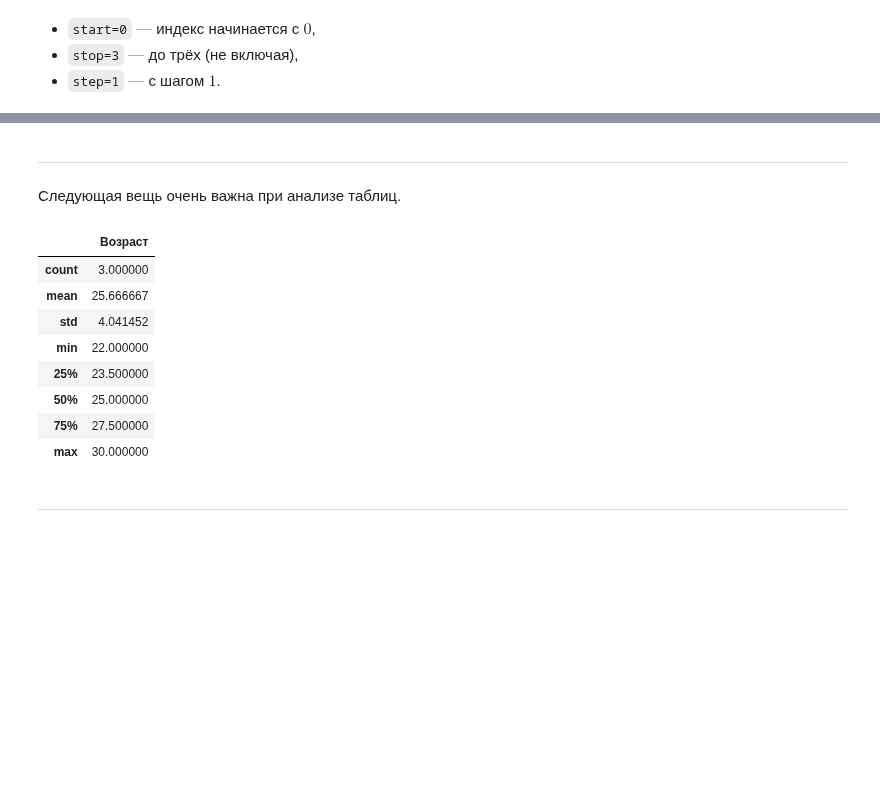
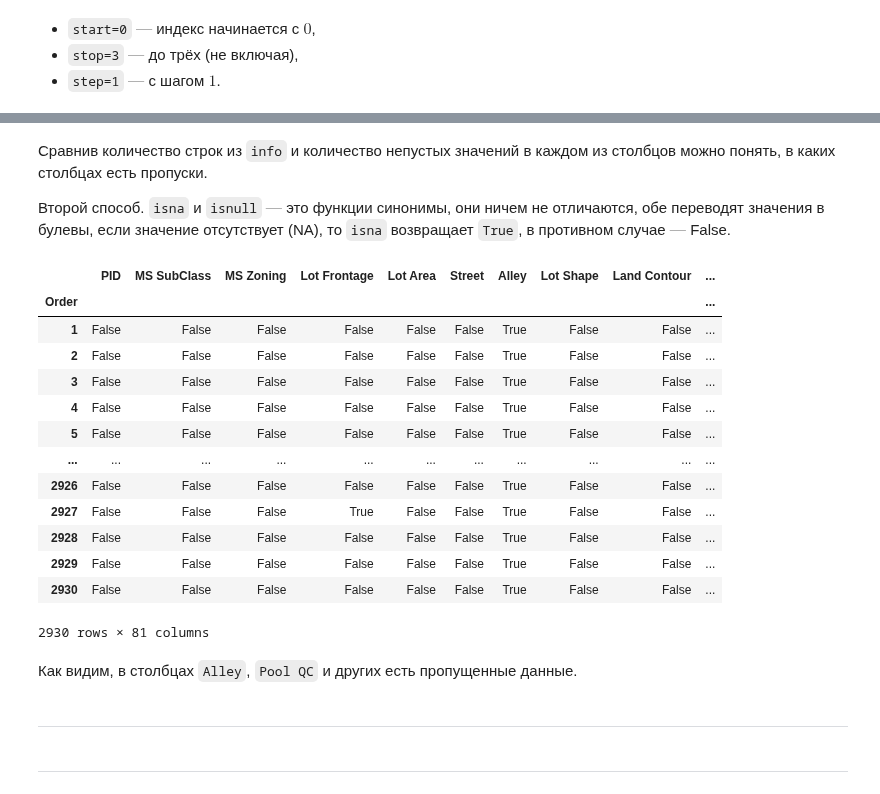
Before and after one commit to dragondangun/em_ml, a Jupyter notebook: 3. Pandas/Pandas.ipynb, the cells around one changed output, grey strips where cells are left out. Saved outputs shown, nothing was run; the diff lists cells and outputs as text; code cells hidden in the pictures; blank space fills up the shorter version.

```diff
--- a/3. Pandas/Pandas.ipynb
+++ b/3. Pandas/Pandas.ipynb
@@ -93,0 +211,6 @@ df.tail(1) # Последняя строка
+# %%
+file_name = 'AmesHousing.csv'
+number_lines = 5
+with open(file_name, 'r') as f:
+    for _ in range(number_lines):
+        print(f.readline().strip())
@@ -93,0 +225,3 @@ df.tail(1) # Последняя строка
+# %%
+df = pd.read_csv(file_name, index_col=0)
+df.head()
@@ -94,19 +276,28 @@ df.tail(1) # Последняя строка
+# %% [markdown]
+Сравнив количество строк из `info` и количество непустых значений в каждом из столбцов можно понять, в каких столбцах есть пропуски.
+
+Второй способ. `isna` и `isnull` $\text{---}$ это функции синонимы, они ничем не отличаются, обе переводят значения в булевы, если значение отсутствует (NA), то `isna` возвращает `True`, в противном случае $\text{---}$ False.
+# %%
+df.isna()
+# %% [output]
+|  | PID | MS SubClass | MS Zoning | Lot Frontage | Lot Area | Street | Alley | Lot Shape | Land Contour | ... |
+| Order |  |  |  |  |  |  |  |  |  | ... |
+| 1 | False | False | False | False | False | False | True | False | False | ... |
+| 2 | False | False | False | False | False | False | True | False | False | ... |
+| 3 | False | False | False | False | False | False | True | False | False | ... |
+| 4 | False | False | False | False | False | False | True | False | False | ... |
+| 5 | False | False | False | False | False | False | True | False | False | ... |
+| ... | ... | ... | ... | ... | ... | ... | ... | ... | ... | ... |
+| 2926 | False | False | False | False | False | False | True | False | False | ... |
+| 2927 | False | False | False | True | False | False | True | False | False | ... |
+| 2928 | False | False | False | False | False | False | True | False | False | ... |
+| 2929 | False | False | False | False | False | False | True | False | False | ... |
+| 2930 | False | False | False | False | False | False | True | False | False | ... |
+2930 rows × 81 columns
+# %% [markdown]
+Как видим, в столбцах `Alley`, `Pool QC` и других есть пропущенные данные.
 # %% [markdown]
 ***
-# %% [markdown]
-Следующая вещь очень важна при анализе таблиц.
-# %%
-df.describe() # Общая информация о таблице
-# %% [output]
-|  | Возраст |
-| count | 3.000000 |
-| mean | 25.666667 |
-| std | 4.041452 |
-| min | 22.000000 |
-| 25% | 23.500000 |
-| 50% | 25.000000 |
-| 75% | 27.500000 |
-| max | 30.000000 |
 # %% [markdown]
 ***
 # %% [markdown]
```
Also changed, not shown: parts of 23 cells of this notebook, 2 other files.
